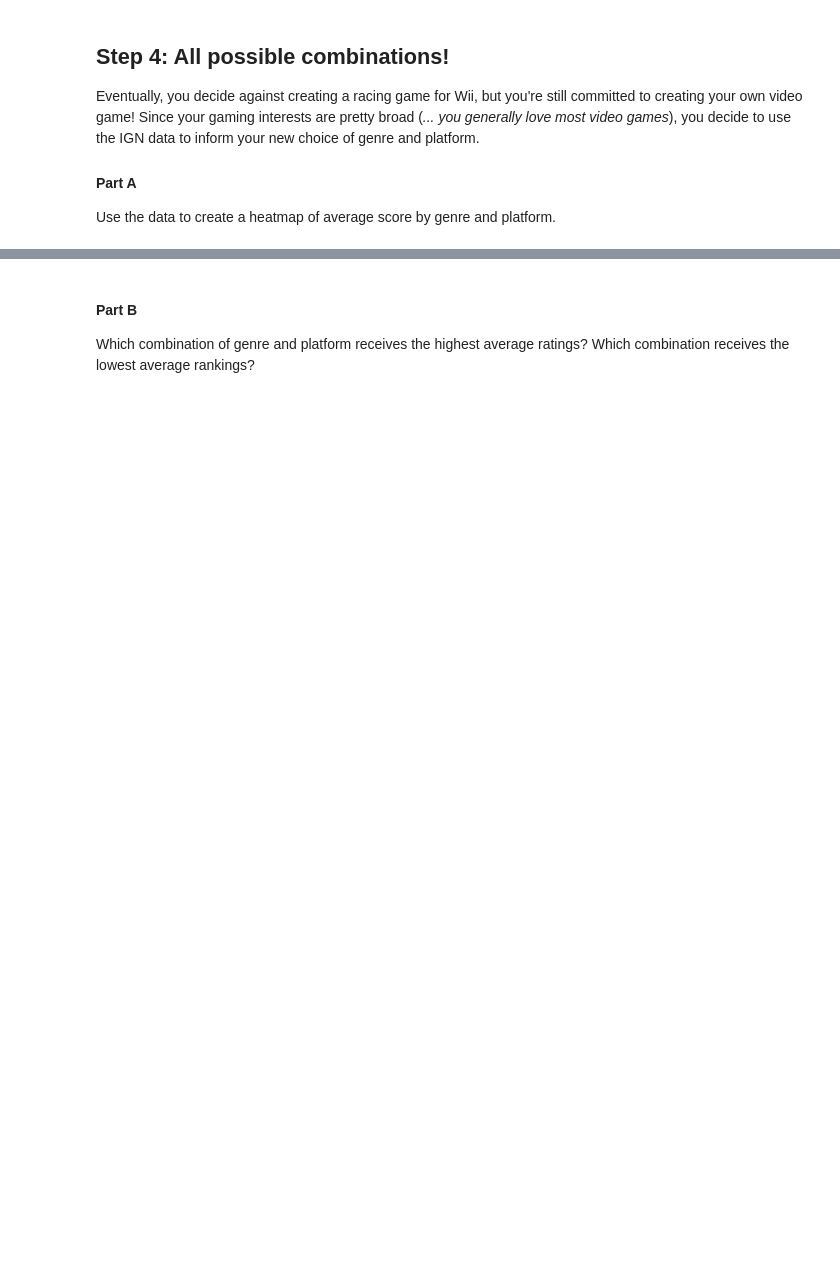
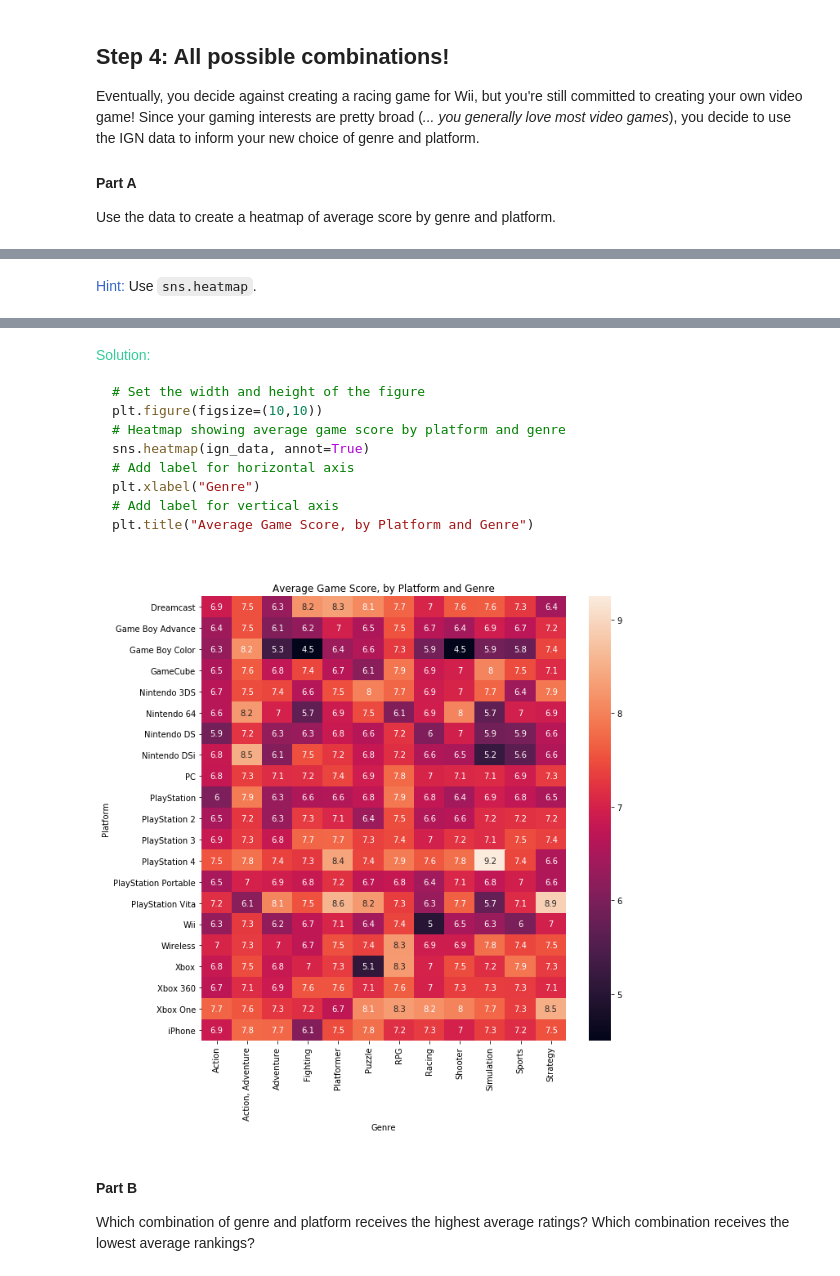
Before and after one commit to muhammad-usman147/exploratory_DataAnalysis, a Jupyter notebook: IGN-Bar Charts and Heatmaps.ipynb, the cells around one changed output, grey strips where cells are left out. Drawn from its saved outputs; the diff is of its cells as text; code cells hidden in the pictures; blank space fills up the shorter version.

````diff
--- a/IGN-Bar Charts and Heatmaps.ipynb
+++ b/IGN-Bar Charts and Heatmaps.ipynb
@@ -169,4 +181,5 @@ step_4.a.check()
 # %%
 # Lines below will give you a hint or solution code
-#step_4.a.hint()
-#step_4.a.solution_plot()
+step_4.a.hint()
+step_4.a.solution_plot()
+# %% [output]
@@ -172,0 +187 @@ step_4.a.check()
+<span style="color:#3366cc">Hint:</span> Use `sns.heatmap`.
@@ -173,3 +189,16 @@ step_4.a.check()
+<span style="color:#33cc99">Solution:</span>
+```python
+# Set the width and height of the figure
+plt.figure(figsize=(10,10))
+# Heatmap showing average game score by platform and genre
+sns.heatmap(ign_data, annot=True)
+# Add label for horizontal axis
+plt.xlabel("Genre")
+# Add label for vertical axis
+plt.title("Average Game Score, by Platform and Genre")
+
+```
+[figure, added]
 # %% [markdown]
 #### Part B
 
````
Also changed, not shown: parts of 7 cells of this notebook.
